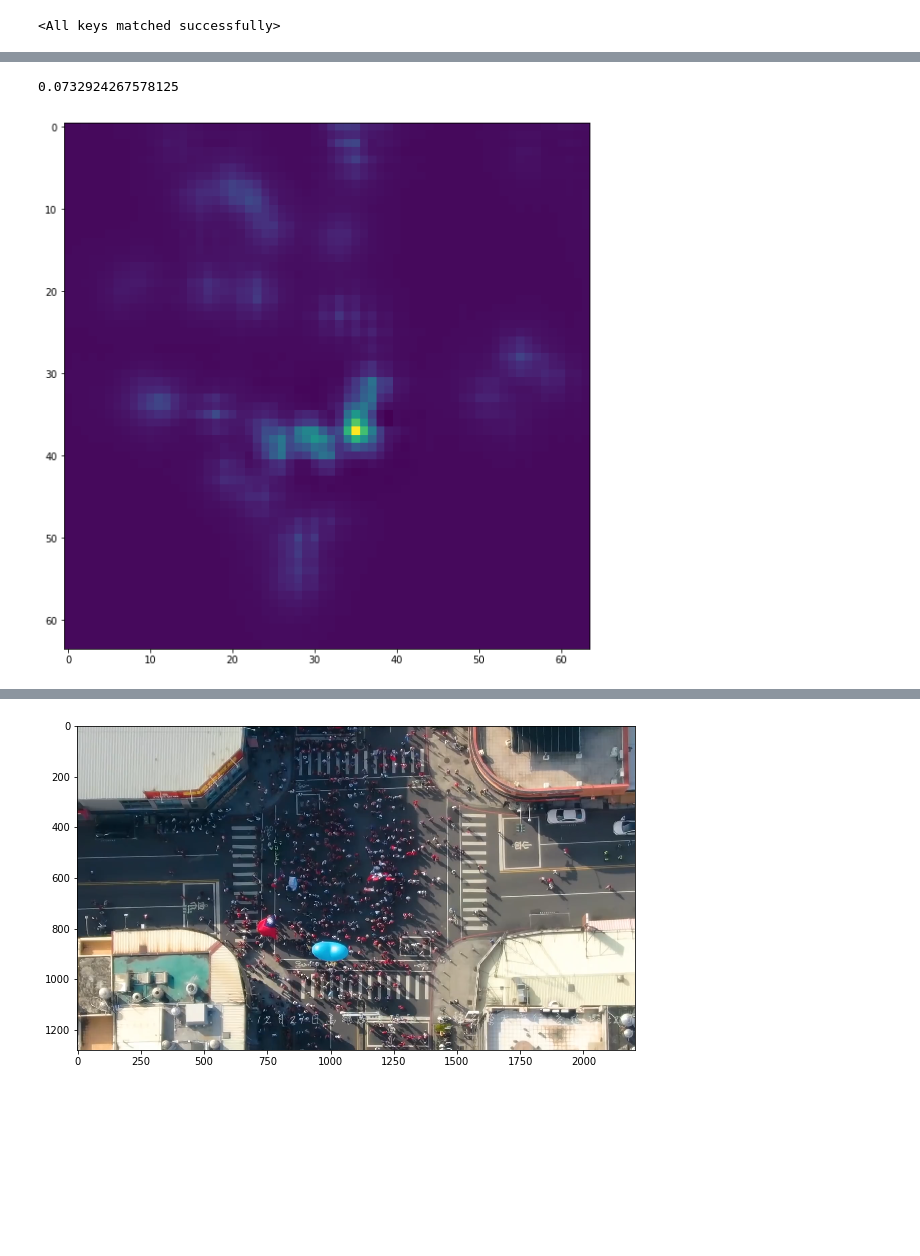
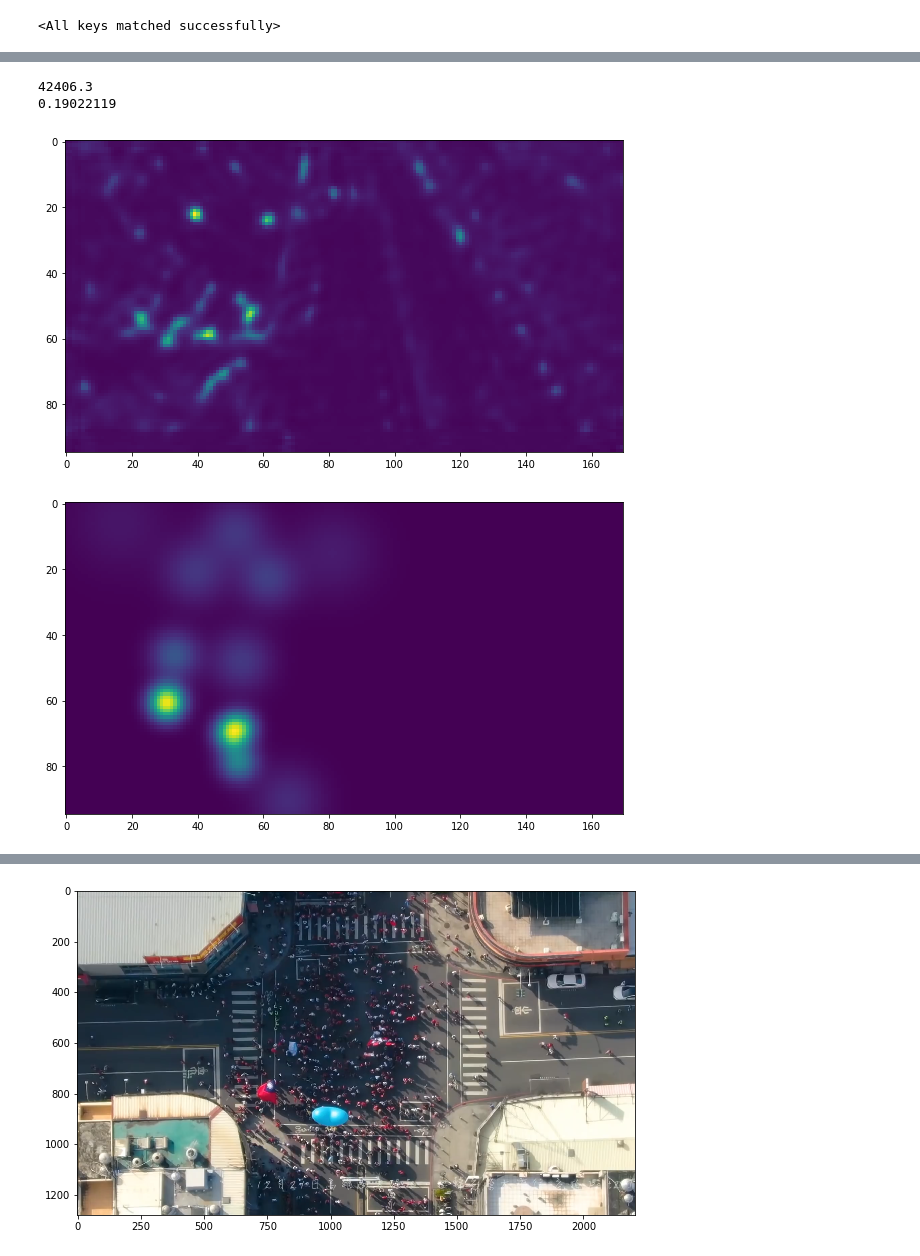
Before and after one commit to angry77cat/CogComp19F_CrowdCount, a Jupyter notebook: train.ipynb, the cells around one changed output, grey strips where cells are left out. Drawn from its saved outputs; the diff is of its cells as text; code cells hidden in the pictures; blank space fills up the shorter version.

```diff
--- a/train.ipynb
+++ b/train.ipynb
@@ -270,13 +296,13 @@ plt.imshow(y[0,0].numpy()*1e6)
 # %% [markdown]
 # Main
 # %%
-n_epoch = 20
+n_epoch = 50
 batch_size = 16
-scaling_factor = 1e5
+scaling_factor = 1e3
 lr = 1e-5
 
 # model dir
-save_dir = 'model/trial4_1/'
+save_dir = 'model/visdrone_model_trial2/'
 if not os.path.exists(save_dir):
     os.makedirs(save_dir)
 
@@ -288,14 +314,17 @@ hdlr.setFormatter(formatter)
 logger.addHandler(hdlr)
 logger.setLevel(logging.INFO)
 
+# print config
+logger.info('scaling: {}, lr: {}'.format(scaling_factor, lr))
+
 # model
 model = CSRNet().to(device)
 model.train()
 
 # dataset
-d = SDD(size = 512)
+d = Trainset(size = 512, path = 'data/VisDrone2019_train/*.h5')
 DLoader = DataLoader(dataset = d, num_workers = 4, batch_size = batch_size, shuffle = True)
-v = ValSDD()
+v = Valset(path = 'data/VisDrone2019_val/*.h5')
 VLoader = DataLoader(dataset = v, num_workers = 1, batch_size = 1, shuffle = False)
 
 # criterion
@@ -303,7 +332,7 @@ criterion = nn.MSELoss()
 # optimizer
 optimizer = optim.Adam(model.parameters(), lr=lr)
 # scheduler
-scheduler = MultiStepLR(optimizer, milestones=[5,15,25], gamma=0.5)
+scheduler = MultiStepLR(optimizer, milestones=[15,25,35], gamma=0.5)
 
 init_epoch = 0
 # init_epoch = findLastCheckpoint(save_dir=save_dir)  # load the last model in matconvnet style
@@ -322,15 +351,15 @@ for epoch in range(init_epoch, n_epoch):
     start_time = time.time()
     start_time2 = time.time()
     losses, run_count = 0, 0
-    for n_count, (x, y0, y1) in enumerate(DLoader):
+    for n_count, (x_norm, x, y0, y1) in enumerate(DLoader):
 
         optimizer.zero_grad()
 
-        output = model(x.to(device))
+        output = model(x_norm.to(device))
 #         loss = criterion(output, y0.to(device) * scaling_factor)
         loss = criterion(output, y1.to(device) * scaling_factor)
-        losses += loss.item() * x.shape[0]
-        run_count += x.shape[0]
+        losses += loss.item() * x_norm.shape[0]
+        run_count += x_norm.shape[0]
 
         loss.backward()
         optimizer.step()
@@ -380,20 +401,18 @@ for epoch in range(init_epoch, n_epoch):
 # Evaluation
 # %%
 model = CSRNet().to(device)
-model.load_state_dict(torch.load('model/trial4_1/model_020.pth')['stat_dict'])
-# model.load_state_dict(torch.load('model/trial4/model_020.pth')['stat_dict'])
-# model.load_state_dict(torch.load('model/trial2/model_020.pth')['stat_dict'])
-# model.load_state_dict(torch.load('model/trial/model_050.pth')['stat_dict'])
+model.load_state_dict(torch.load('model/visdrone_model_trial0/model_050.pth')['stat_dict'])
 # %% [output]
 <All keys matched successfully>
 # %%
-d = SDD(size = 512)
+# d = Trainset(size = 512, path = 'data/VisDrone2019_train/*.h5')
+d = Valset(path = 'data/VisDrone2019_val/*.h5')
 DLoader = DataLoader(dataset = d, num_workers = 4, batch_size = 1, shuffle = True)
 model.eval()
-for n_count, (x, _,_) in enumerate(DLoader):
+for n_count, (x_norm, x, y0, y1) in enumerate(DLoader):
     if n_count < 0:
         continue
-    output = model(x.to(device))
+    output = model(x_norm.to(device))
     break
 # %%
 plt.figure(figsize=(10,10))
@@ -404,10 +423,15 @@ plt.clim(0,1)
 # %%
 plt.figure(figsize=(10,10))
 plt.imshow(output[0,0].cpu().detach().numpy())
-np.sum(output[0,0].cpu().detach().numpy())*1e-5
+plt.figure(figsize=(10,10))
+plt.imshow(y1[0,0].cpu().detach().numpy())
+print(np.sum(output[0,0].cpu().detach().numpy()))
+print(np.sum(y1[0].cpu().detach().numpy()))
 # %% [output]
-0.0732924267578125
+42406.3
+0.19022119
-[figure, old version]
+[figure, new version]
+[figure, added]
 # %%
 dd = TestData()
 DD = DataLoader(dataset = dd, num_workers = 1, batch_size = 1, shuffle = False)
```
Also changed, not shown: parts of 12 cells of this notebook, 16 other files.
